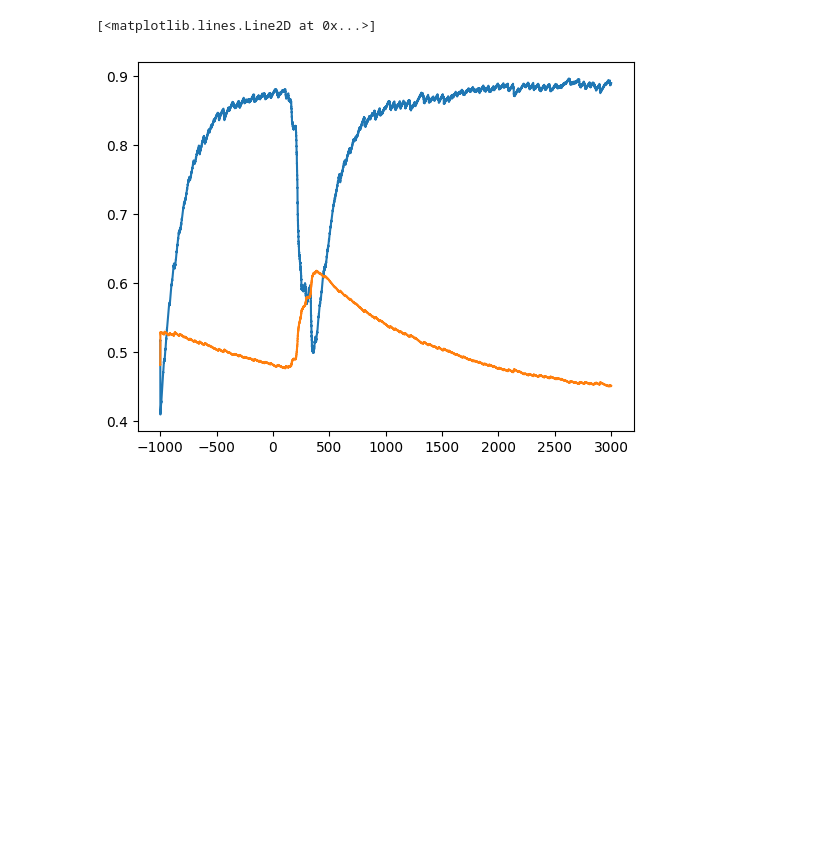
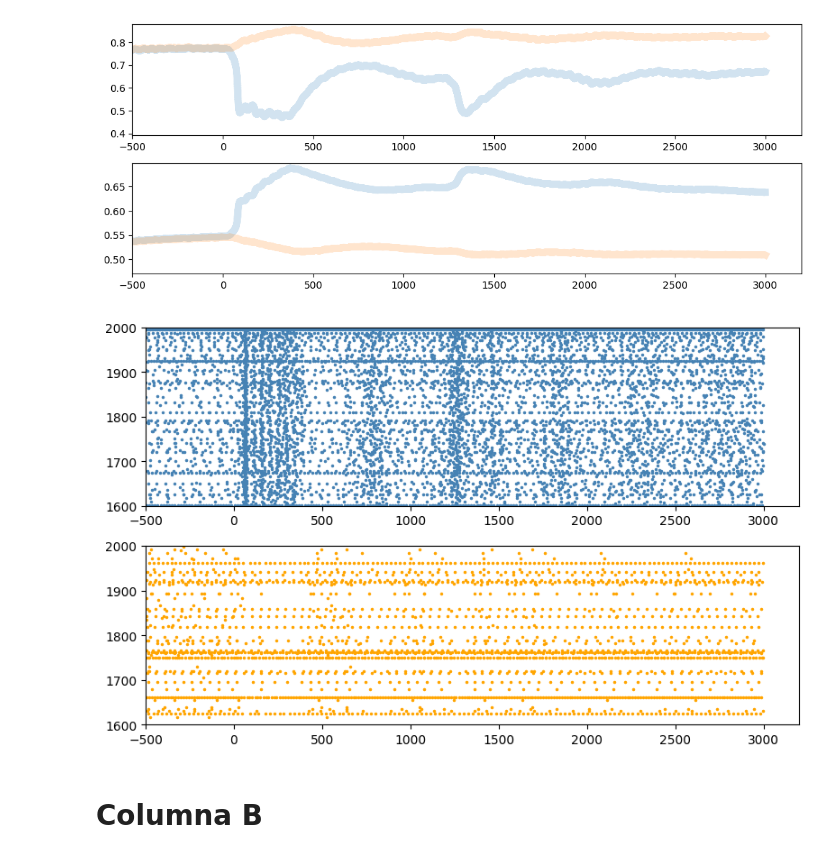
Before and after one commit to fnocampo04/neuroscience_project, a Jupyter notebook: Jupyter_Views/NeuralNetworkFig3.ipynb, the cells around one changed output. Cells and saved outputs as stored; diff of their text form; code cells hidden in the pictures; blank space fills up the shorter version.

```diff
--- a/Jupyter_Views/NeuralNetworkFig3.ipynb
+++ b/Jupyter_Views/NeuralNetworkFig3.ipynb
@@ -4,4 +6,5 @@ import matplotlib.pyplot as plt
 # %%
 # Leer los datos del archivo
-data = np.loadtxt('spikes_multipop1.dat')
-AVG_data = np.loadtxt('averages_multipop1.dat')
+raster1_colA = np.loadtxt(r'F:\neuroscience_project\Fig_3_Col_A\spikes_multipop1.dat')
+raster2_colA = np.loadtxt(r'F:\neuroscience_project\Fig_3_Col_A\spikes_multipop2.dat')
+AVG_data_colA = np.loadtxt(r'F:\neuroscience_project\Fig_3_Col_A\averages_multipop1.dat')
@@ -29,6 +10,0 @@ plt.plot(t,U_2)
-# %%
-plt.plot(t,X_1)
-plt.plot(t,X_2)
-# %% [output]
-[<matplotlib.lines.Line2D at 0x...>]
-[figure, removed]
@@ -34,0 +16,40 @@ plt.plot(t,X_2)
+# %%
+X_1_A = AVG_data_colA[:, 0]
+U_1_A = AVG_data_colA[:, 1]
+X_2_A = AVG_data_colA[:, 2]
+U_2_A = AVG_data_colA[:, 3]
+t_A = AVG_data_colA[:, 4]
+# %%
+plt.figure(figsize=(10, 4))
+
+plt.subplot(2, 1, 1)
+plt.plot(t_A,X_1_A, linewidth=7, alpha= 0.2)
+plt.plot(t_A,X_2_A, linewidth=7, alpha= 0.2)
+plt.xlim(-500,)
+
+plt.subplot(2, 1, 2)
+plt.plot(t_A,U_1_A, linewidth=7, alpha= 0.2)
+plt.plot(t_A,U_2_A, linewidth=7, alpha= 0.2)
+plt.xlim(-500,)
+
+plt.tight_layout()
+plt.show()
+# %% [output]
+[figure, added]
+# %%
+plt.figure(figsize=(8,5))
+
+plt.subplot(2, 1, 1)
+plt.plot(tiempos1_A, neuronas1_A, 'ko',markersize=1.5, color='steelblue')
+plt.ylim(1600,2000)
+plt.xlim(-500,)
+plt.subplot(2, 1, 2)
+plt.plot(tiempos2_A, neuronas2_A, 'ko',markersize=1.5, color='orange')
+plt.ylim(1600,2000)
+plt.xlim(-500,)
+plt.tight_layout()
+plt.show()
+# %% [output]
+[figure, added]
+# %% [markdown]
+# Columna B
```
Also changed, not shown: parts of 13 cells of this notebook, 34 other files.
